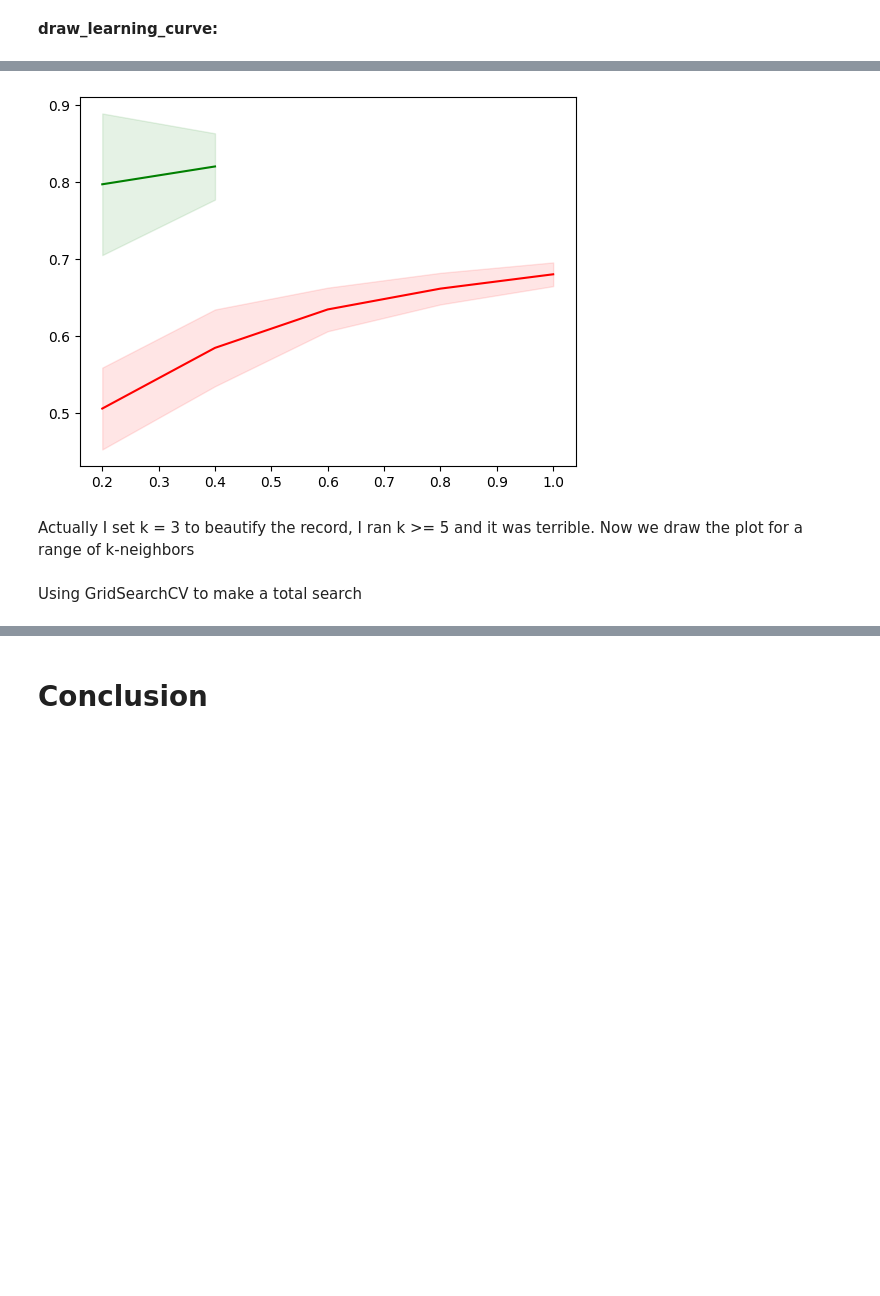
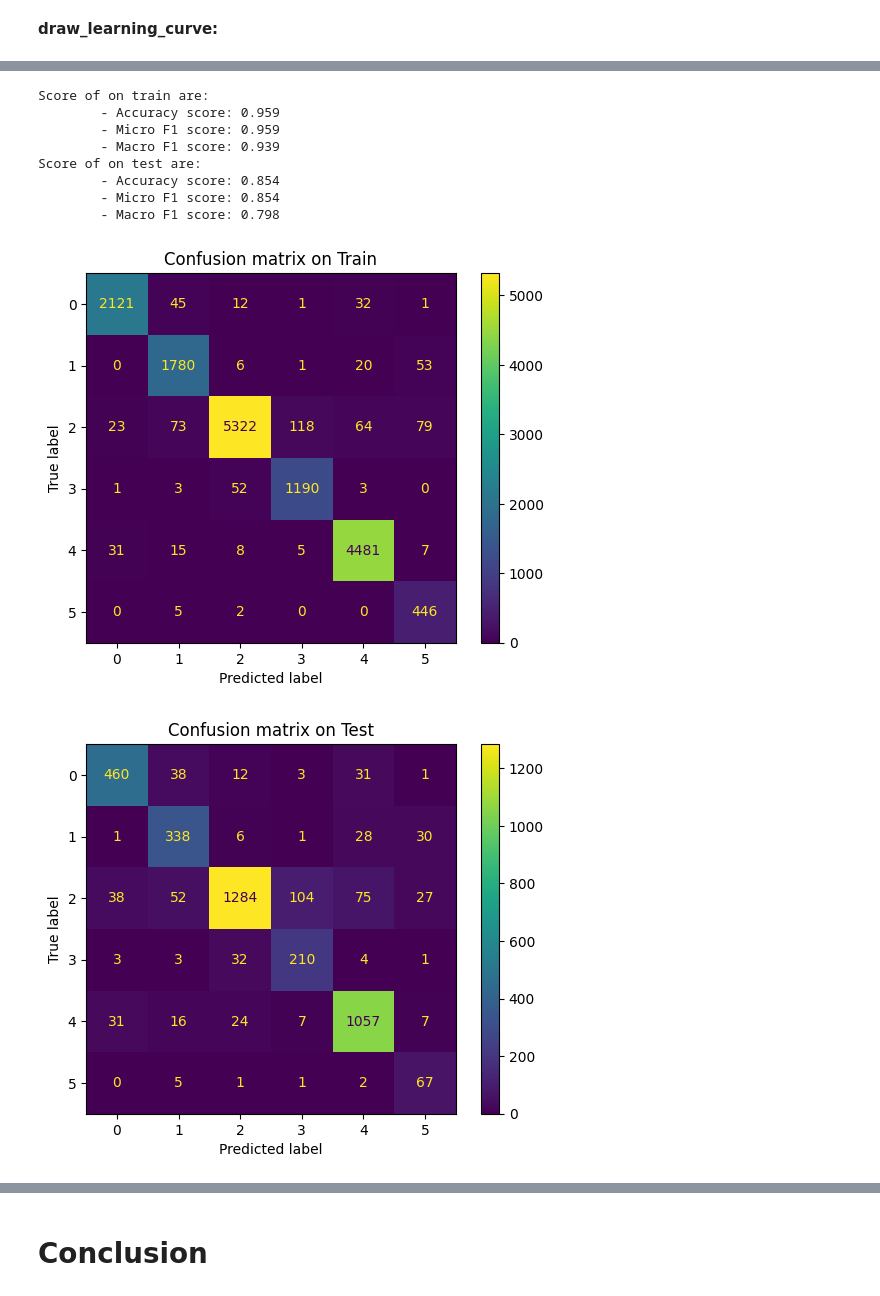
Before and after one commit to auphong2707/emotion-dectection-from-text, a Jupyter notebook: EDFT.ipynb, the cells around one changed output, grey strips where cells are left out. Cells and saved outputs as stored; diff of their text form; code cells hidden in the pictures; blank space fills up the shorter version.

```diff
--- a/EDFT.ipynb
+++ b/EDFT.ipynb
@@ -559,43 +590,14 @@ Learning curve
-# %%
-draw_learning_curve(knn_model, X_train_bow, y_train)
-# %% [output]
-[figure, removed]
-# %% [markdown]
-Actually I set k = 3 to beautify the record, I ran k >= 5 and it was terrible.
-Now we draw the plot for a range of k-neighbors
-# %%
-# Setting the hyperparameter range
-K = [1, 2, 3, 4, 5, 6, 7, 8, 9, 10]
-accuracy_list = list()
-valid_accuracy_list = list()
-
-for k in K:
-  knn_model = KNeighborsClassifier(n_neighbors = k)
-  knn_model.fit(X_train_bow, y_train)
-
-  data_pred_y = knn_model.predict(X_test_bow)
-  data_valid_y = knn_model.predict(X_train_bow)
-
-  accuracy_list.append([k, accuracy_score(y_test, data_pred_y)])
-  valid_accuracy_list.append([k, accuracy_score(y_train, data_valid_y)])
-
-accuracy_list = np.asarray(accuracy_list)
-valid_accuracy_list = np.asarray(valid_accuracy_list)
-
-plt.plot(accuracy_list[:, 0], accuracy_list[:, 1], label = "Testing accuracy", color = 'b')
-plt.plot(valid_accuracy_list[:, 0], valid_accuracy_list[:, 1], label = "Training accuracy", color = 'r')
-plt.xlabel('Number of neighbors')
-plt.ylabel('Accuracy')
-plt.legend()
-plt.show()
-# %% [markdown]
-Using GridSearchCV to make a total search
-# %%
-dict_param = {'n_neighbors': np.arange(1, 11)}
-best_knn_model = GridSearchCV(KNeighborsClassifier(), param_grid = dict_param, n_jobs = -1, cv = 10, scoring = 'accuracy')
-
-best_knn_model.fit(X_train_bow, y_train)
-
-print("Best parameters for k_NN:", best_knn_model.best_params_)
-data_best_knn_pred_y = best_knn_model.predict(X_test_bow)
-print("Accuracy of that model:", accuracy_score(data_best_knn_pred_y, y_test))
+# %%
+evaluate_model(svm_model_L1, X_train_bow_L1, X_test_bow_L1,
+               y_train, y_test, include_training = True)
+# %% [output]
+Score of on train are:
+        - Accuracy score: 0.959
+        - Micro F1 score: 0.959
+        - Macro F1 score: 0.939
+Score of on test are:
+        - Accuracy score: 0.854
+        - Micro F1 score: 0.854
+        - Macro F1 score: 0.798
+[figure, added]
+[figure, added]
```
Also changed, not shown: parts of 43 cells of this notebook.
